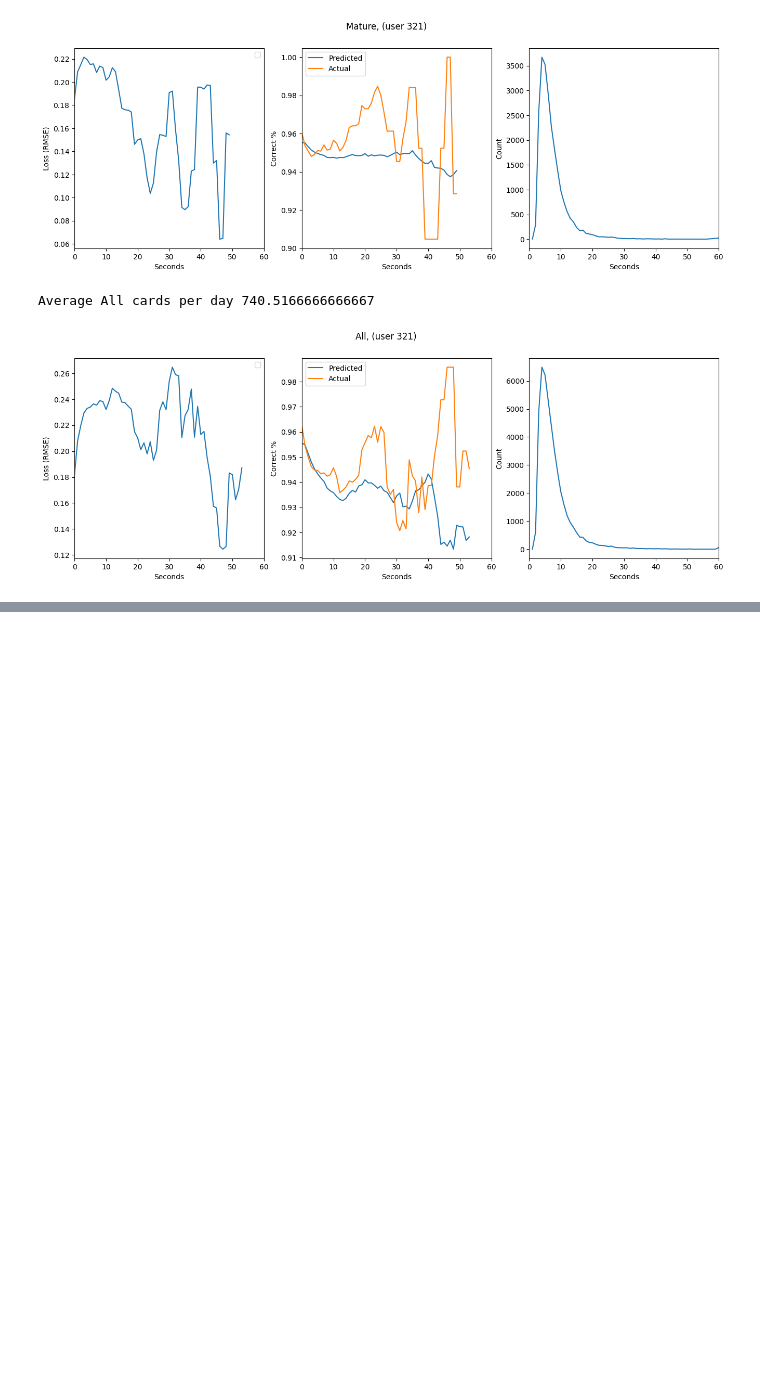
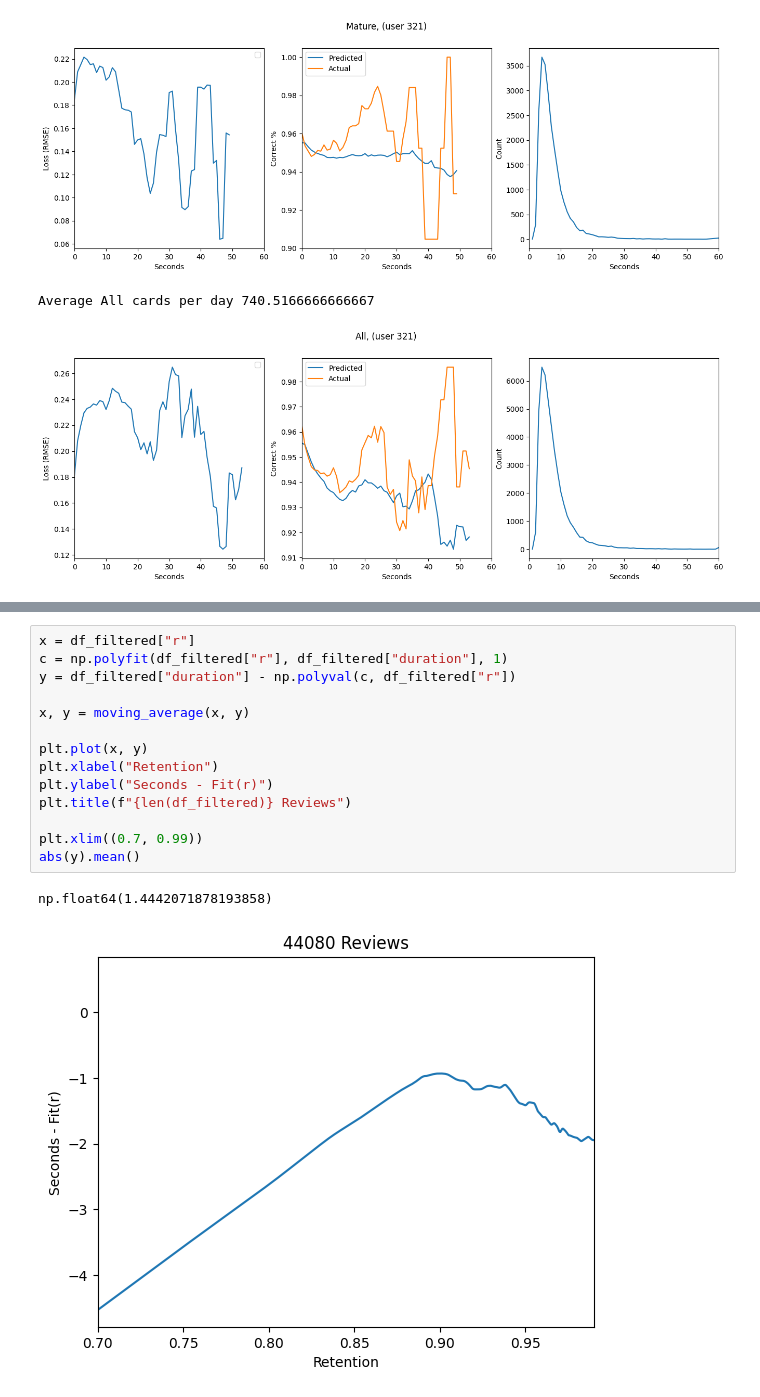
Before and after one commit to Luc-Mcgrady/anki-10k-notebooks, a Jupyter notebook: duration.ipynb, the cells around one changed output, grey strips where cells are left out. Saved outputs shown, nothing was run; the diff lists cells and outputs as text; blank space fills up the shorter version.

```diff
--- a/duration.ipynb
+++ b/duration.ipynb
@@ -278,0 +298,17 @@ Name: duration, dtype: float64
+# %%
+x = df_filtered["r"]
+c = np.polyfit(df_filtered["r"], df_filtered["duration"], 1)
+y = df_filtered["duration"] - np.polyval(c, df_filtered["r"])
+
+x, y = moving_average(x, y)
+
+plt.plot(x, y)
+plt.xlabel("Retention")
+plt.ylabel("Seconds - Fit(r)")
+plt.title(f"{len(df_filtered)} Reviews")
+
+plt.xlim((0.7, 0.99))
+abs(y).mean()
+# %% [output]
+np.float64(1.4442071878193858)
+[figure, added]
```
Also changed, not shown: parts of 5 cells of this notebook.
